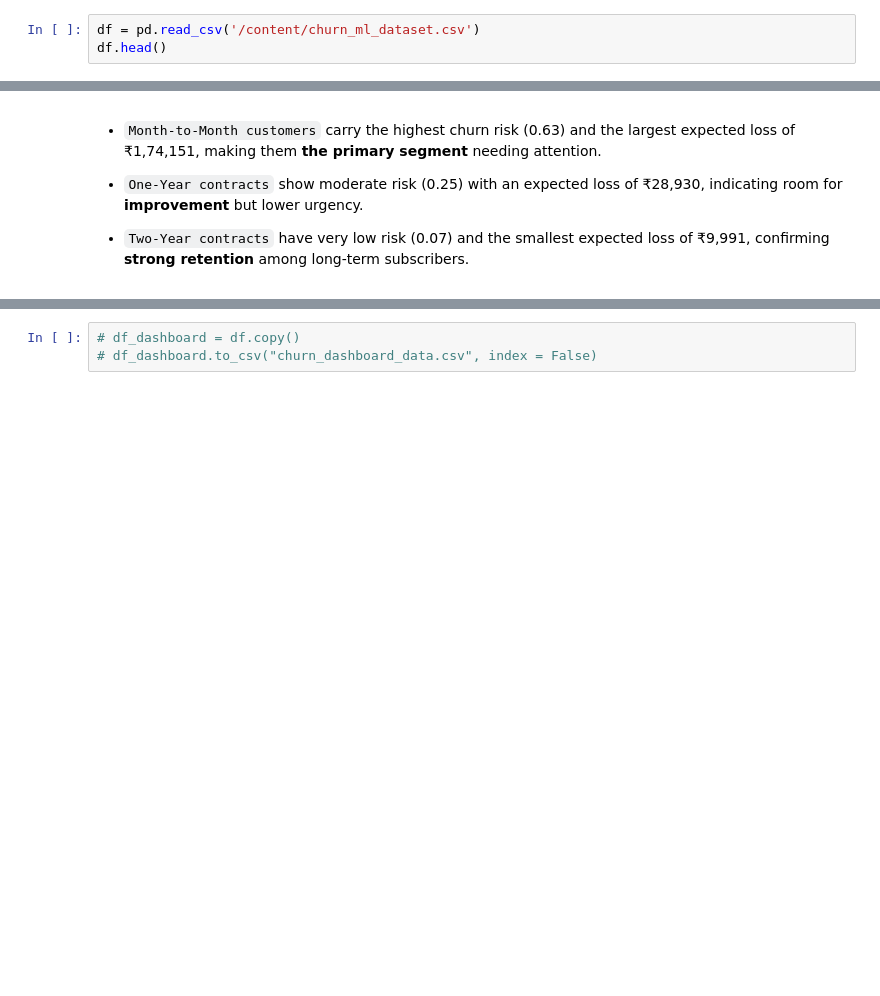
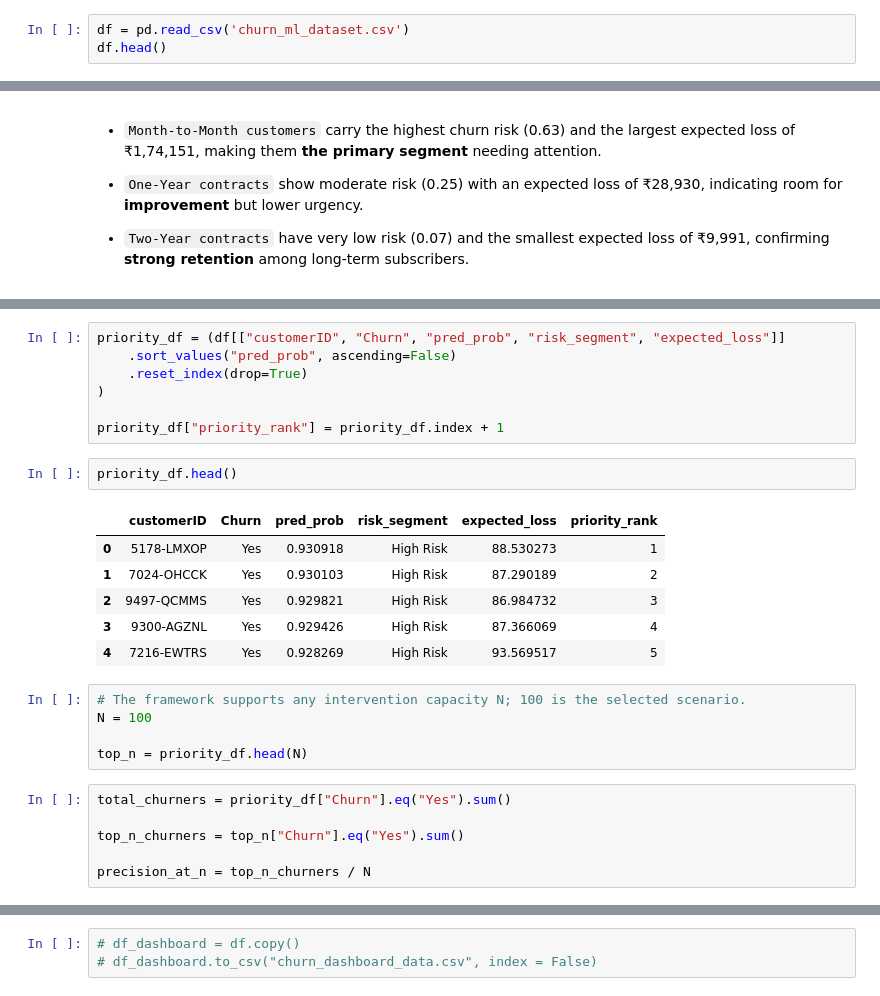
Before and after one commit to anuragchauhan21/Customer-Churn-Analysis, a Jupyter notebook: modeling.ipynb, the cells around one changed output, grey strips where cells are left out. Cells and saved outputs as stored; diff of their text form; blank space fills up the shorter version.

```diff
--- a/modeling.ipynb
+++ b/modeling.ipynb
@@ -11,7 +11,7 @@ import matplotlib.pyplot as plt
 # %%
 pd.set_option('display.max_columns', None)
 # %%
-df = pd.read_csv('/content/churn_ml_dataset.csv')
+df = pd.read_csv('churn_ml_dataset.csv')
 df.head()
 # %% [output]
 |  | customerID | gender | SeniorCitizen | Partner | Dependents | tenure | PhoneService | MultipleLines | ... |
@@ -478,0 +481,27 @@ dtype: float64
+# %%
+priority_df = (df[["customerID", "Churn", "pred_prob", "risk_segment", "expected_loss"]]
+    .sort_values("pred_prob", ascending=False)
+    .reset_index(drop=True)
+)
+
+priority_df["priority_rank"] = priority_df.index + 1
+# %%
+priority_df.head()
+# %% [output]
+|  | customerID | Churn | pred_prob | risk_segment | expected_loss | priority_rank |
+| 0 | 5178-LMXOP | Yes | 0.930918 | High Risk | 88.530273 | 1 |
+| 1 | 7024-OHCCK | Yes | 0.930103 | High Risk | 87.290189 | 2 |
+| 2 | 9497-QCMMS | Yes | 0.929821 | High Risk | 86.984732 | 3 |
+| 3 | 9300-AGZNL | Yes | 0.929426 | High Risk | 87.366069 | 4 |
+| 4 | 7216-EWTRS | Yes | 0.928269 | High Risk | 93.569517 | 5 |
+# %%
+# The framework supports any intervention capacity N; 100 is the selected scenario.
+N = 100
+
+top_n = priority_df.head(N)
+# %%
+total_churners = priority_df["Churn"].eq("Yes").sum()
+
+top_n_churners = top_n["Churn"].eq("Yes").sum()
+
+precision_at_n = top_n_churners / N
```
Also changed, not shown: parts of 21 cells of this notebook.
